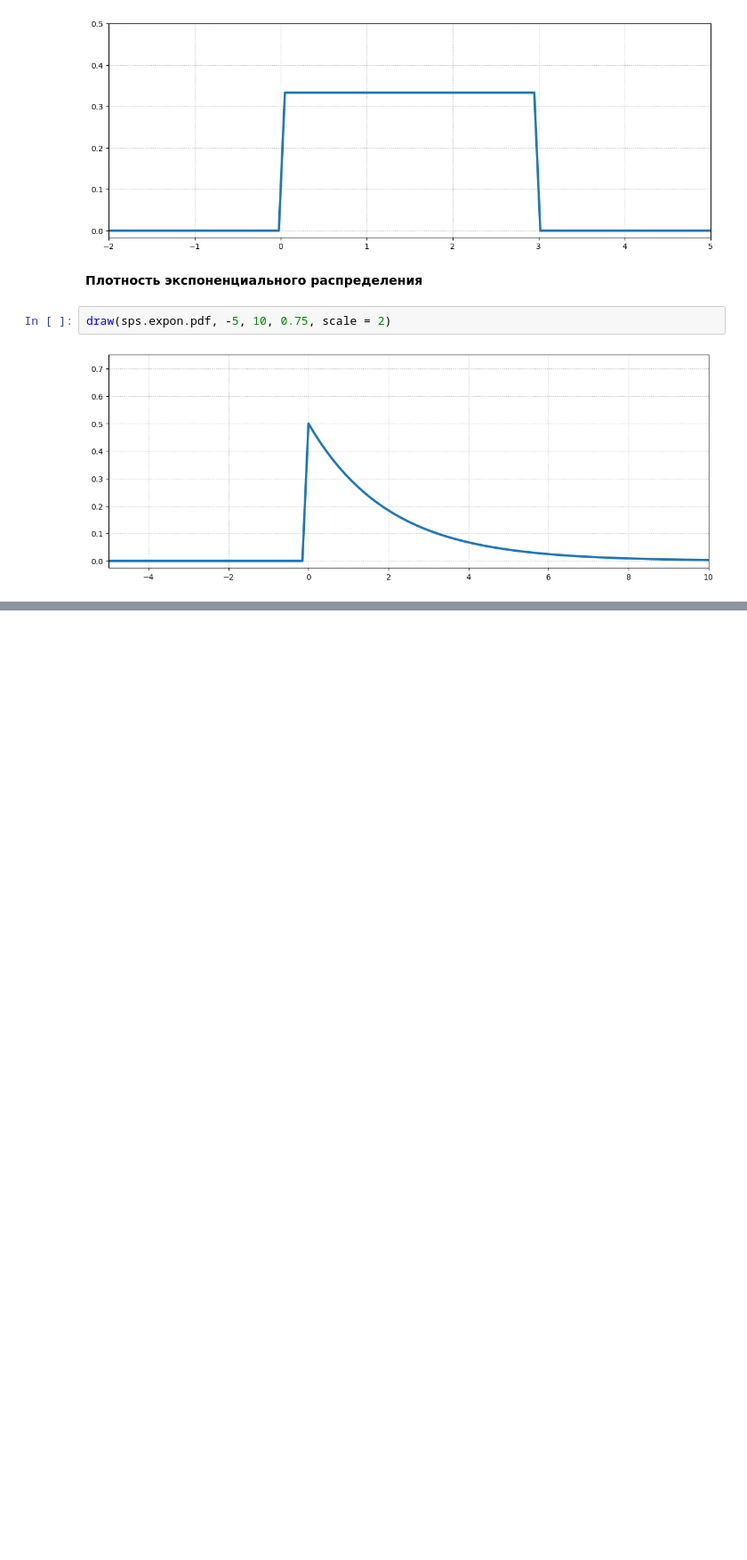
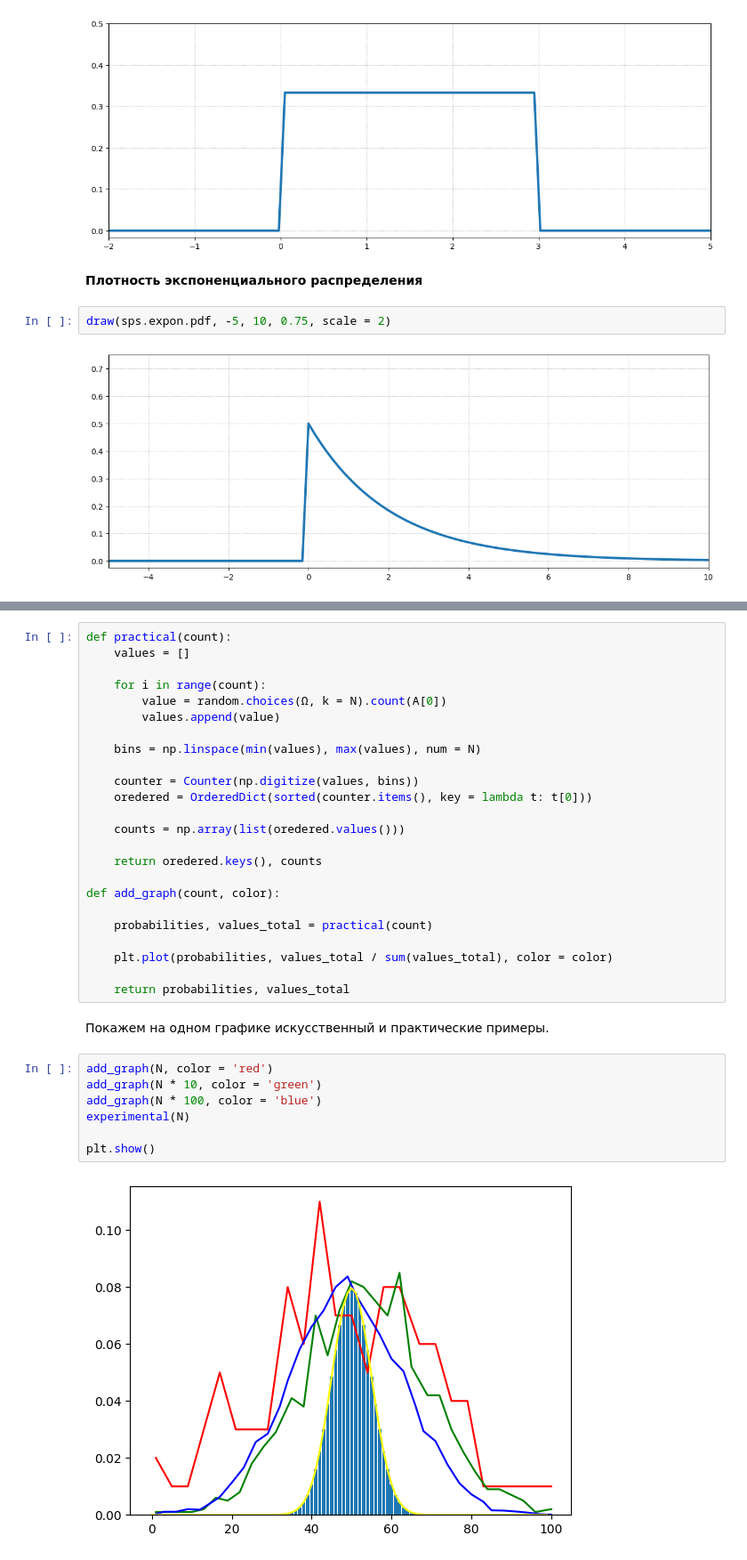
Before and after one commit to funcid/data-science, a Jupyter notebook: 05. Мат. ожидание, дисперсия, корреляция, ковариация.ipynb, the cells around one changed output, grey strips where cells are left out. Shown at 89% size. Saved outputs shown, nothing was run; the diff lists cells and outputs as text; blank space fills up the shorter version.

```diff
--- a/05. Мат. ожидание, дисперсия, корреляция, ковариация.ipynb
+++ b/05. Мат. ожидание, дисперсия, корреляция, ковариация.ipynb
@@ -75,0 +110,35 @@ draw(sps.expon.pdf, -5, 10, 0.75, scale = 2)
+# %%
+def practical(count):
+    values = []
+
+    for i in range(count):
+        value = random.choices(Ω, k = N).count(A[0])
+        values.append(value)
+
+    bins = np.linspace(min(values), max(values), num = N)
+
+    counter = Counter(np.digitize(values, bins))
+    oredered = OrderedDict(sorted(counter.items(), key = lambda t: t[0]))
+
+    counts = np.array(list(oredered.values()))
+
+    return oredered.keys(), counts
+
+def add_graph(count, color):
+
+    probabilities, values_total = practical(count)
+
+    plt.plot(probabilities, values_total / sum(values_total), color = color)
+
+    return probabilities, values_total
+# %% [markdown]
+Покажем на одном графике искусственный и практические примеры.
+# %%
+add_graph(N, color = 'red')
+add_graph(N * 10, color = 'green')
+add_graph(N * 100, color = 'blue')
+experimental(N)
+
+plt.show()
+# %% [output]
+[figure, added]
```
Also changed, not shown: parts of 13 cells of this notebook, 3 other files.
